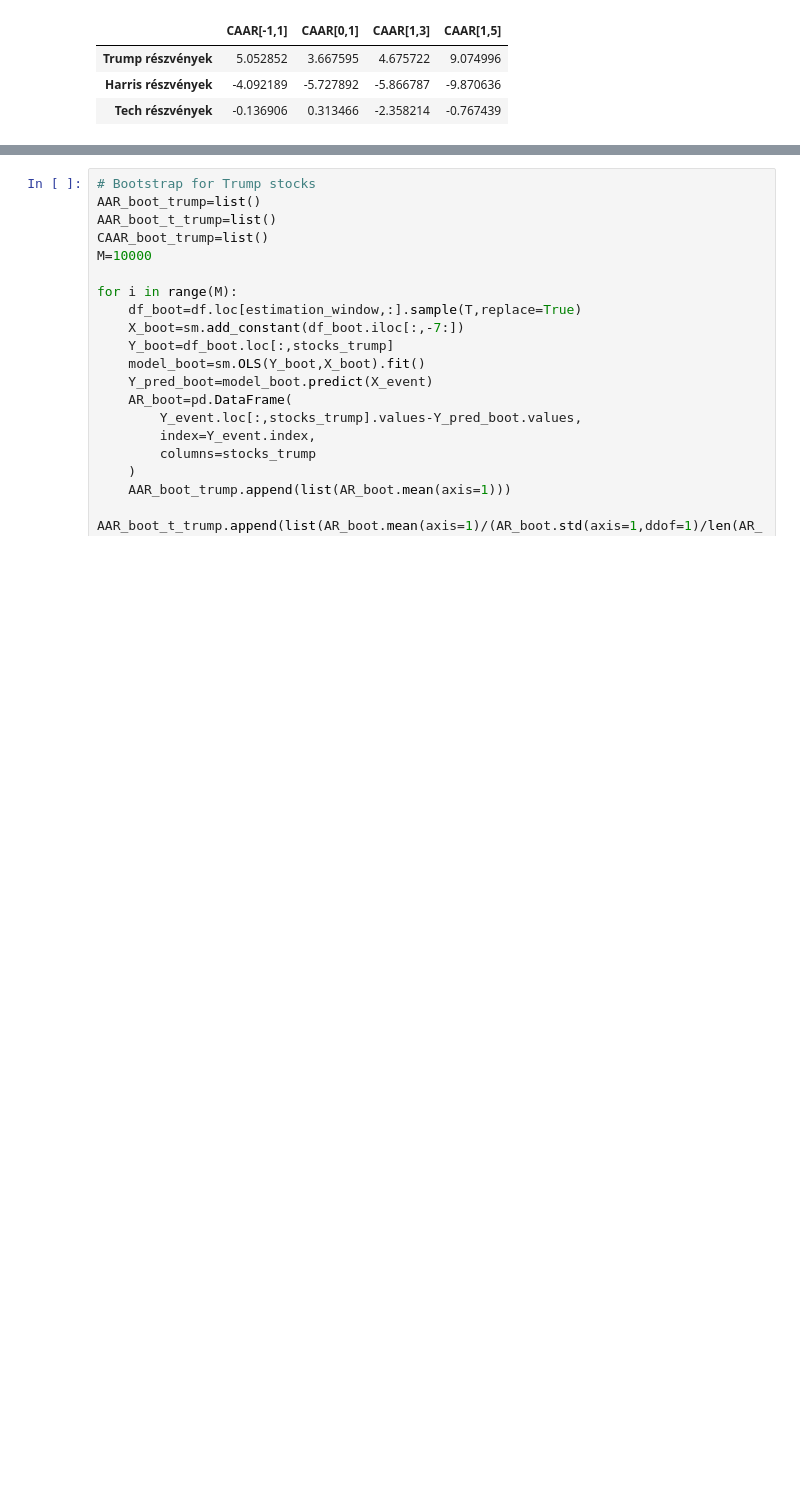
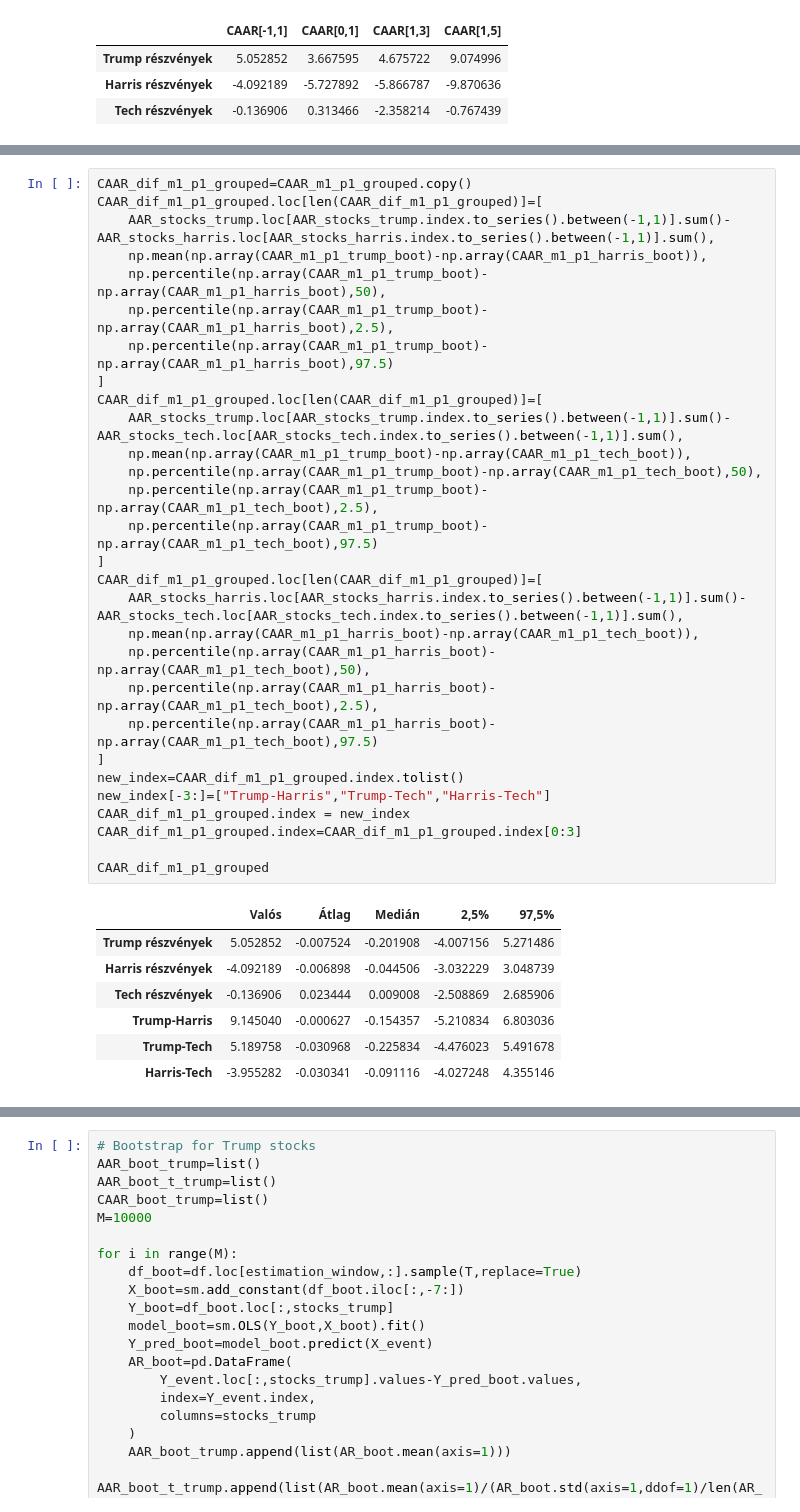
Before and after one commit to orsimarcell/Trump-effect-on-US-stocks, a Jupyter notebook: event_study.ipynb, the cells around one changed output, grey strips where cells are left out. Saved outputs shown, nothing was run; the diff lists cells and outputs as text; blank space fills up the shorter version.

```diff
--- a/event_study.ipynb
+++ b/event_study.ipynb
@@ -502,0 +570,37 @@ CAAR_p1_p5_grouped.to_excel("Tables/CAAR_1_5_.xlsx",sheet_name="CAAR_1_5_.xlsx")
+# %%
+CAAR_dif_m1_p1_grouped=CAAR_m1_p1_grouped.copy()
+CAAR_dif_m1_p1_grouped.loc[len(CAAR_dif_m1_p1_grouped)]=[
+    AAR_stocks_trump.loc[AAR_stocks_trump.index.to_series().between(-1,1)].sum()-AAR_stocks_harris.loc[AAR_stocks_harris.index.to_series().between(-1,1)].sum(),
+    np.mean(np.array(CAAR_m1_p1_trump_boot)-np.array(CAAR_m1_p1_harris_boot)),
+    np.percentile(np.array(CAAR_m1_p1_trump_boot)-np.array(CAAR_m1_p1_harris_boot),50),
+    np.percentile(np.array(CAAR_m1_p1_trump_boot)-np.array(CAAR_m1_p1_harris_boot),2.5),
+    np.percentile(np.array(CAAR_m1_p1_trump_boot)-np.array(CAAR_m1_p1_harris_boot),97.5)
+]
+CAAR_dif_m1_p1_grouped.loc[len(CAAR_dif_m1_p1_grouped)]=[
+    AAR_stocks_trump.loc[AAR_stocks_trump.index.to_series().between(-1,1)].sum()-AAR_stocks_tech.loc[AAR_stocks_tech.index.to_series().between(-1,1)].sum(),
+    np.mean(np.array(CAAR_m1_p1_trump_boot)-np.array(CAAR_m1_p1_tech_boot)),
+    np.percentile(np.array(CAAR_m1_p1_trump_boot)-np.array(CAAR_m1_p1_tech_boot),50),
+    np.percentile(np.array(CAAR_m1_p1_trump_boot)-np.array(CAAR_m1_p1_tech_boot),2.5),
+    np.percentile(np.array(CAAR_m1_p1_trump_boot)-np.array(CAAR_m1_p1_tech_boot),97.5)
+]
+CAAR_dif_m1_p1_grouped.loc[len(CAAR_dif_m1_p1_grouped)]=[
+    AAR_stocks_harris.loc[AAR_stocks_harris.index.to_series().between(-1,1)].sum()-AAR_stocks_tech.loc[AAR_stocks_tech.index.to_series().between(-1,1)].sum(),
+    np.mean(np.array(CAAR_m1_p1_harris_boot)-np.array(CAAR_m1_p1_tech_boot)),
+    np.percentile(np.array(CAAR_m1_p1_harris_boot)-np.array(CAAR_m1_p1_tech_boot),50),
+    np.percentile(np.array(CAAR_m1_p1_harris_boot)-np.array(CAAR_m1_p1_tech_boot),2.5),
+    np.percentile(np.array(CAAR_m1_p1_harris_boot)-np.array(CAAR_m1_p1_tech_boot),97.5)
+]
+new_index=CAAR_dif_m1_p1_grouped.index.tolist()
+new_index[-3:]=["Trump-Harris","Trump-Tech","Harris-Tech"]
+CAAR_dif_m1_p1_grouped.index = new_index
+CAAR_dif_m1_p1_grouped.index=CAAR_dif_m1_p1_grouped.index[0:3]
+
+CAAR_dif_m1_p1_grouped
+# %% [output]
+|  | Valós | Átlag | Medián | 2,5% | 97,5% |
+| Trump részvények | 5.052852 | -0.007524 | -0.201908 | -4.007156 | 5.271486 |
+| Harris részvények | -4.092189 | -0.006898 | -0.044506 | -3.032229 | 3.048739 |
+| Tech részvények | -0.136906 | 0.023444 | 0.009008 | -2.508869 | 2.685906 |
+| Trump-Harris | 9.145040 | -0.000627 | -0.154357 | -5.210834 | 6.803036 |
+| Trump-Tech | 5.189758 | -0.030968 | -0.225834 | -4.476023 | 5.491678 |
+| Harris-Tech | -3.955282 | -0.030341 | -0.091116 | -4.027248 | 4.355146 |
```
Also changed, not shown: parts of 9 cells of this notebook, 13 other files.
